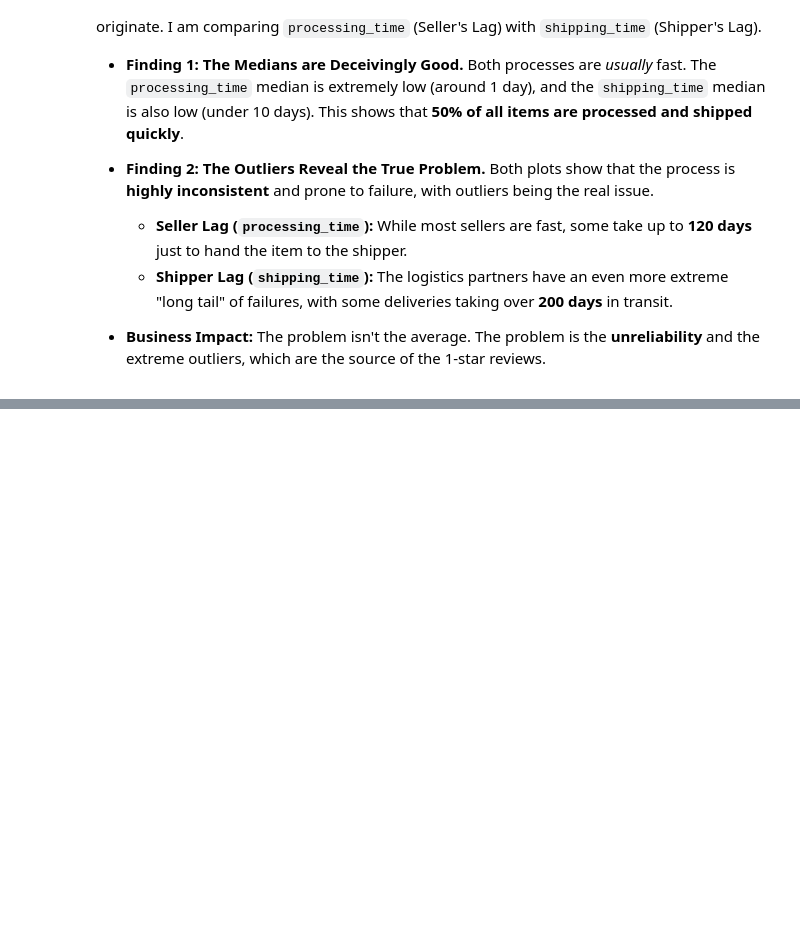
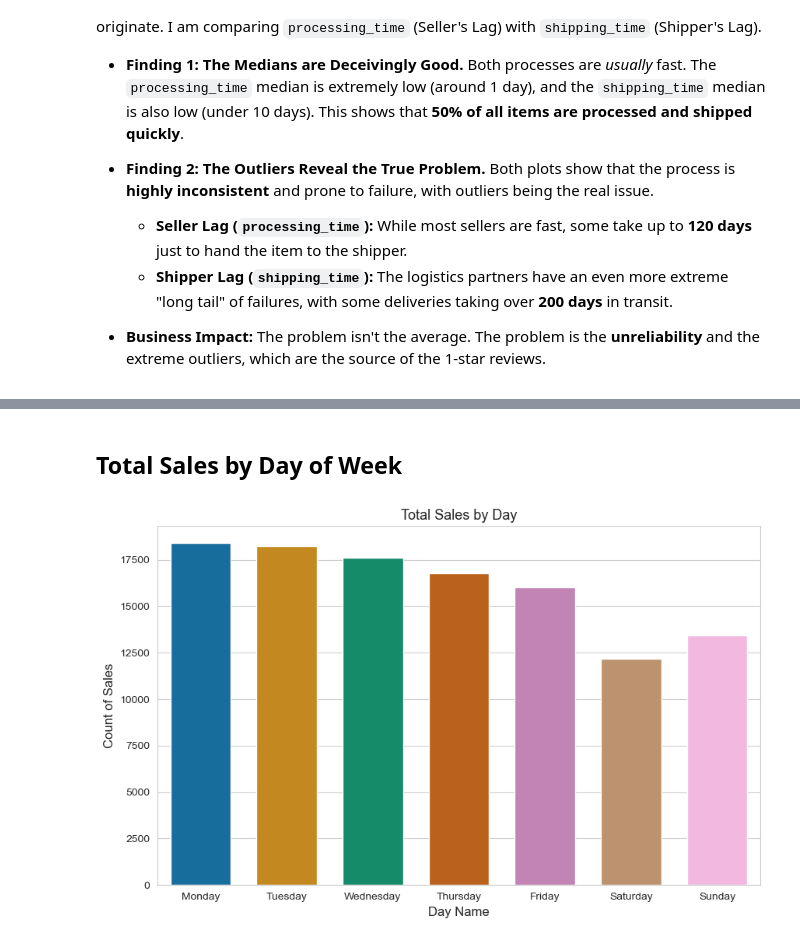
Before and after one commit to zeeshan-akram-ds/Olist-ECommerce-Analysis, a Jupyter notebook: notebooks/02-analysis.ipynb, the cells around one changed output, grey strips where cells are left out. Drawn from its saved outputs; the diff is of its cells as text; code cells hidden in the pictures; blank space fills up the shorter version.

```diff
--- a/notebooks/02-analysis.ipynb
+++ b/notebooks/02-analysis.ipynb
@@ -418,0 +456,22 @@ After proving that delays are the primary problem, I am now investigating *where
+# %% [markdown]
+## Total Sales by Day of Week
+# %%
+## mapping numbers to names
+mapping_for_days = {0:'Monday', 1:'Tuesday', 2:'Wednesday', 3:'Thursday', 4:'Friday', 5:'Saturday', 6:'Sunday'}
+
+## getting count of sales
+temp_df = df.groupby('purchase_day_of_week')['price'].count().reset_index()
+## mapping names of days
+temp_df['purchase_day_of_week'] = temp_df['purchase_day_of_week'].map(mapping_for_days)
+temp_df = temp_df.rename(columns={'price':'sales_count'})
+
+# plotting
+plt.figure(figsize=(10,6))
+sns.barplot(data=temp_df, x='purchase_day_of_week', y='sales_count', palette='colorblind', width=0.7)
+plt.title("Total Sales by Day", fontsize=13)
+plt.xlabel("Day Name", fontsize=12)
+plt.ylabel("Count of Sales", fontsize=12)
+plt.savefig("../images/total_sales_by_day.png", dpi=300)
+plt.show()
+# %% [output]
+[figure, added]
```
Also changed, not shown: parts of 9 cells of this notebook.
